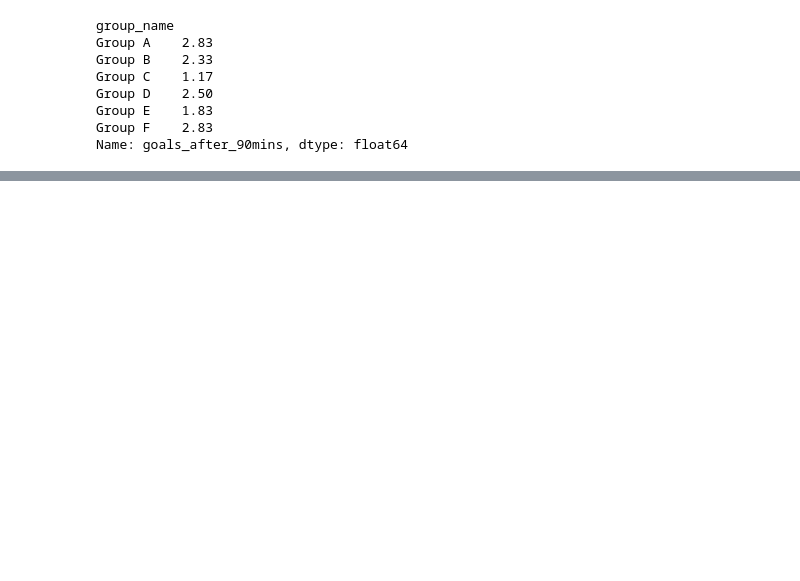
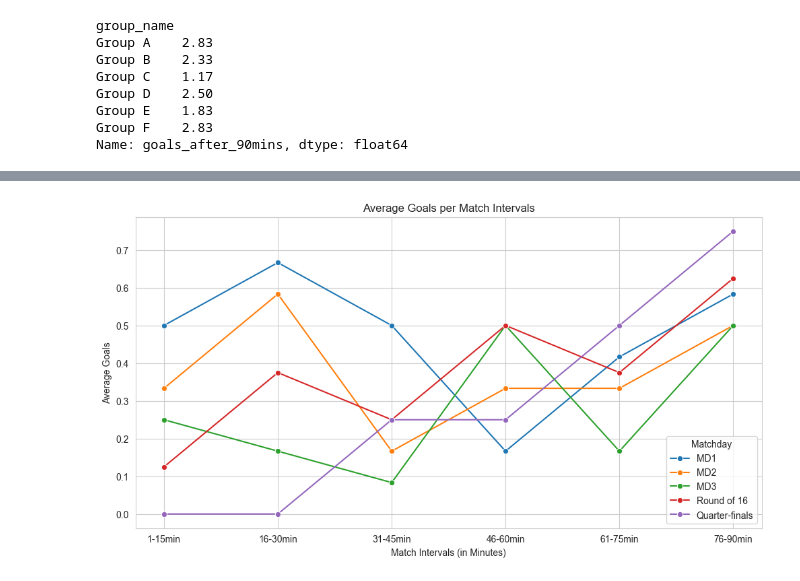
Before and after one commit to markuslangus/euro2024-data-project, a Jupyter notebook: eda.ipynb, the cells around one changed output, grey strips where cells are left out. Saved outputs shown, nothing was run; the diff lists cells and outputs as text; code cells hidden in the pictures; blank space fills up the shorter version.

```diff
--- a/eda.ipynb
+++ b/eda.ipynb
@@ -321,0 +334,18 @@ data_list[0]['time']['minute']
+# %%
+df_goals = df_goals.rename(columns={'MD4': 'Round of 16', 'MD5': 'Quarter-finals'})
+
+# Daten für Seaborn vorbereiten (von "wide" zu "long" Format)
+df_goals = df_goals.reset_index().melt(id_vars='index', var_name='column', value_name='value')
+
+# Erstelle den Plot
+plt.figure(figsize=(12, 6))
+sns.lineplot(data=df_goals, x='index', y='value', hue='column', marker='o')
+
+plt.title('Average Goals per Match Intervals')
+plt.xlabel('Match Intervals (in Minutes)')
+plt.ylabel('Average Goals')
+plt.legend(title='Matchday', loc='lower right')
+
+plt.show()
+# %% [output]
+[figure, added]
```
Also changed, not shown: parts of 18 cells of this notebook.
